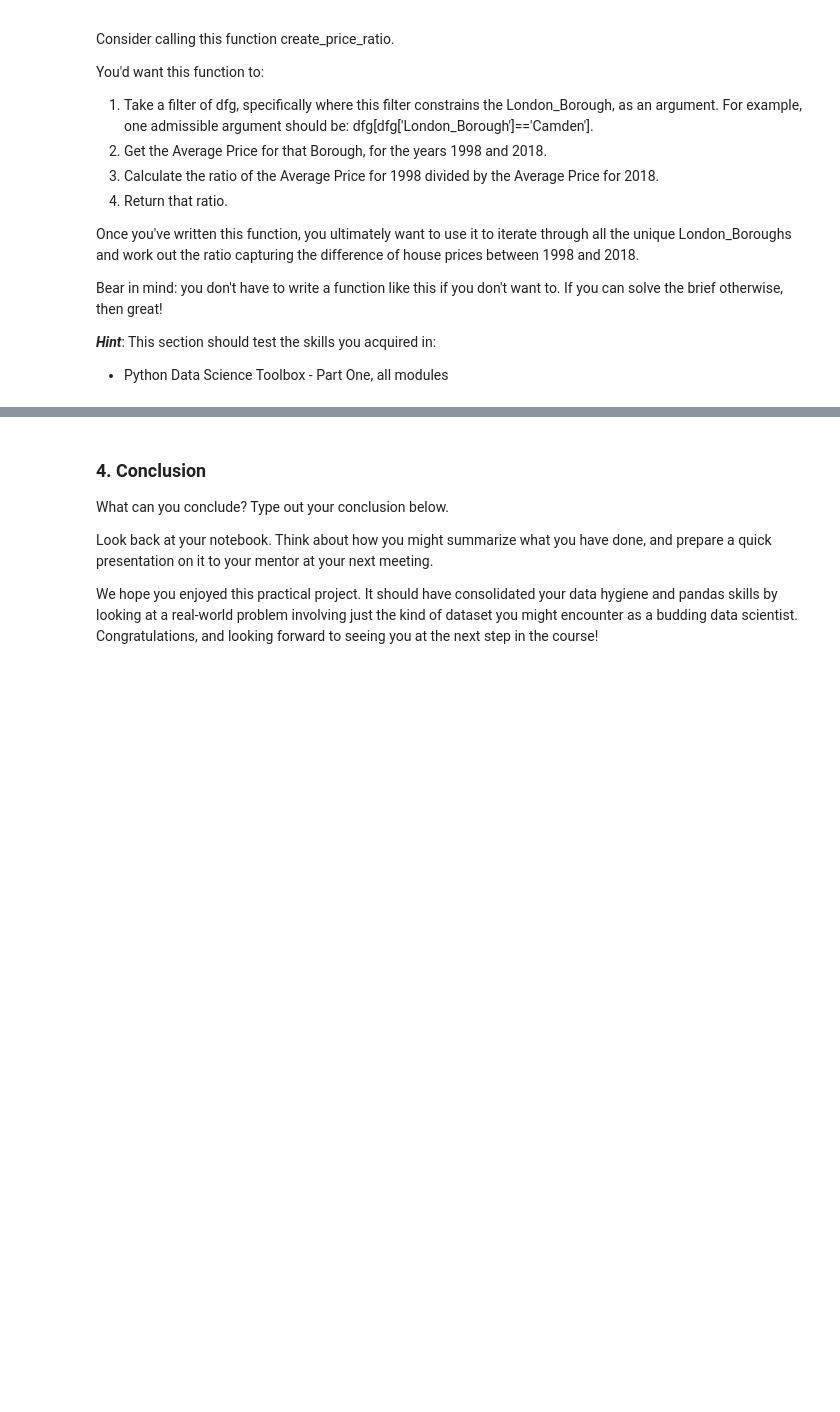
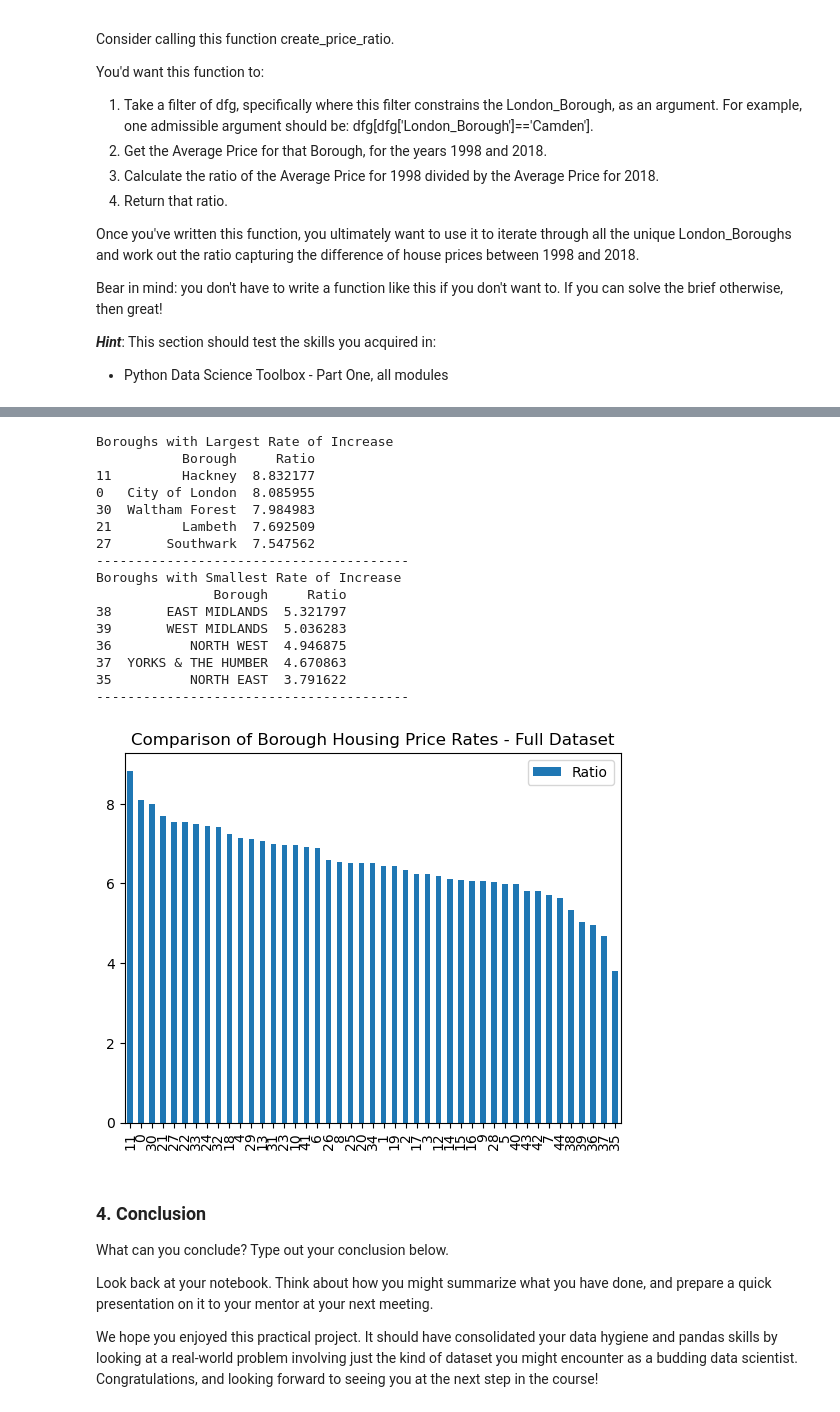
Before and after one commit to TristanPetersDS/springboard-case-studies, a Jupyter notebook: london-house-prices/Unit 4 Challenge - Tier 3.ipynb, the cells around one changed output, grey strips where cells are left out. Saved outputs shown, nothing was run; the diff lists cells and outputs as text; code cells hidden in the pictures; blank space fills up the shorter version.

```diff
--- a/london-house-prices/Unit 4 Challenge - Tier 3.ipynb
+++ b/london-house-prices/Unit 4 Challenge - Tier 3.ipynb
@@ -171,3 +333,33 @@ Bear in mind: you don't have to write a function like this if you don't want to.
+# %%
+# Final Results based on full dataset
+final_results_df = create_ratios_df(df)
+final_results_df = final_results_df.sort_values('Ratio', ascending=False)
+final_results_df.plot(kind='bar',  title="Comparison of Borough Housing Price Rates - Full Dataset")
+
+print("Boroughs with Largest Rate of Increase")
+print(final_results_df.head())
+print("----------------------------------------")
+print("Boroughs with Smallest Rate of Increase")
+print(final_results_df.tail())
+print("----------------------------------------")
+# %% [output]
+Boroughs with Largest Rate of Increase
+           Borough     Ratio
+11         Hackney  8.832177
+0   City of London  8.085955
+30  Waltham Forest  7.984983
+21         Lambeth  7.692509
+27       Southwark  7.547562
+----------------------------------------
+Boroughs with Smallest Rate of Increase
+               Borough     Ratio
+38       EAST MIDLANDS  5.321797
+39       WEST MIDLANDS  5.036283
+36          NORTH WEST  4.946875
+37  YORKS & THE HUMBER  4.670863
+35          NORTH EAST  3.791622
+----------------------------------------
+[figure, added]
 # %% [markdown]
 ### 4. Conclusion
 What can you conclude? Type out your conclusion below.
```
Also changed, not shown: parts of 10 cells of this notebook.
